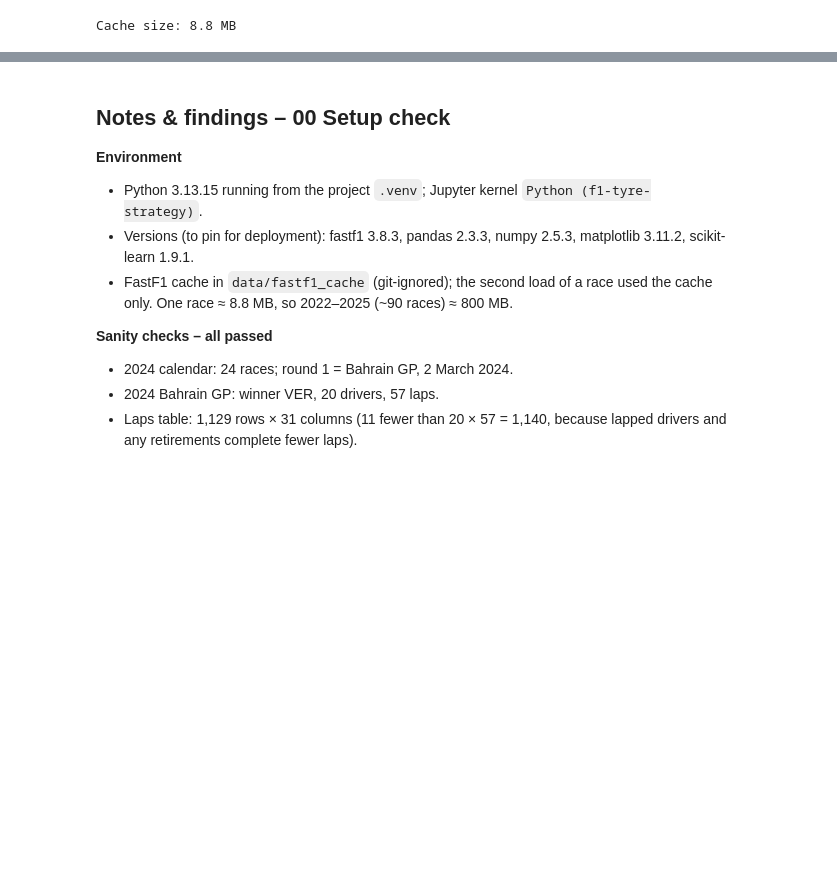
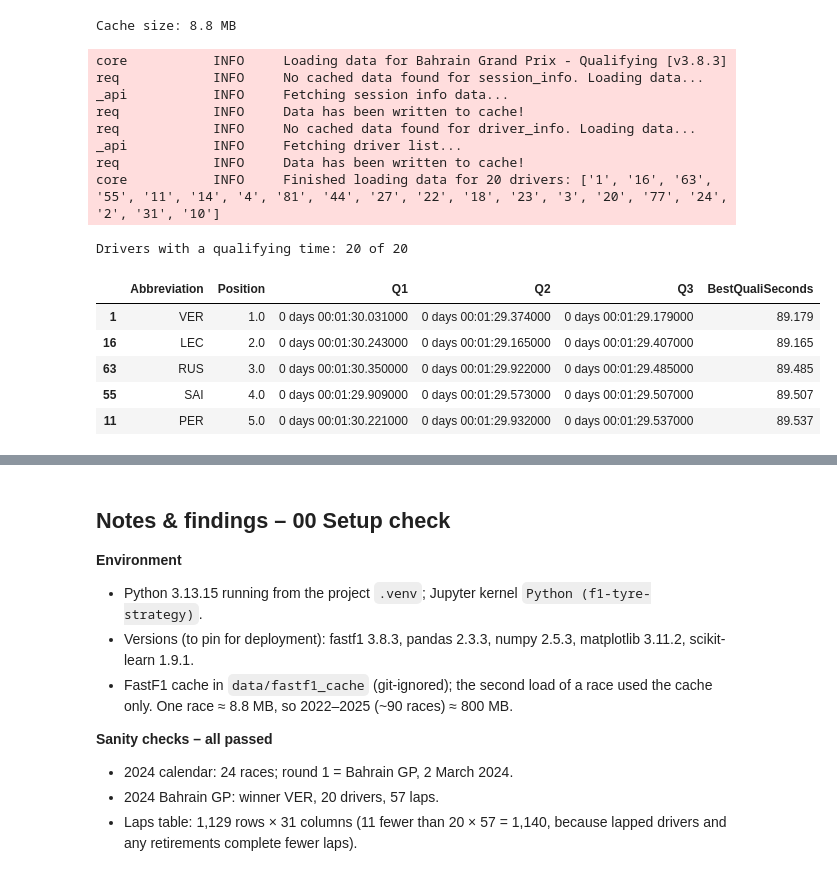
Before and after one commit to Astargame/f1-tyre-strategy-simulator, a Jupyter notebook: notebooks/00_setup_check.ipynb, the cells around one changed output, grey strips where cells are left out. Drawn from its saved outputs; the diff is of its cells as text; code cells hidden in the pictures; blank space fills up the shorter version.

Commit message:
Stage 1: success criteria, baselines and metrics; check qualifying data

```diff
--- a/notebooks/00_setup_check.ipynb
+++ b/notebooks/00_setup_check.ipynb
@@ -199,3 +199,29 @@ size_mb = sum(f.stat().st_size for f in CACHE_DIR.rglob("*") if f.is_file()) / 1
 print(f"Cache size: {size_mb:.1f} MB")
 # %% [output]
 Cache size: 8.8 MB
+# %%
+quali = fastf1.get_session(2024, "Bahrain", "Q")   # "Q" = Qualifying
+quali.load(laps=False, telemetry=False, weather=False, messages=False)
+
+qres = quali.results[["Abbreviation", "Position", "Q1", "Q2", "Q3"]].copy()
+# New column: each driver's best time across Q1, Q2 and Q3 (min skips blanks)
+qres["BestQualiSeconds"] = qres[["Q1", "Q2", "Q3"]].min(axis=1).dt.total_seconds()
+
+print("Drivers with a qualifying time:", qres["BestQualiSeconds"].notna().sum(), "of", len(qres))
+qres.head(5)
+# %% [output]
+core           INFO     Loading data for Bahrain Grand Prix - Qualifying [v3.8.3]
+req            INFO     No cached data found for session_info. Loading data...
+_api           INFO     Fetching session info data...
+req            INFO     Data has been written to cache!
+req            INFO     No cached data found for driver_info. Loading data...
+_api           INFO     Fetching driver list...
+req            INFO     Data has been written to cache!
+core           INFO     Finished loading data for 20 drivers: ['1', '16', '63', '55', '11', '14', '4', '81', '44', '27', '22', '18', '23', '3', '20', '77', '24', '2', '31', '10']
+Drivers with a qualifying time: 20 of 20
+|  | Abbreviation | Position | Q1 | Q2 | Q3 | BestQualiSeconds |
+| 1 | VER | 1.0 | 0 days 00:01:30.031000 | 0 days 00:01:29.374000 | 0 days 00:01:29.179000 | 89.179 |
+| 16 | LEC | 2.0 | 0 days 00:01:30.243000 | 0 days 00:01:29.165000 | 0 days 00:01:29.407000 | 89.165 |
+| 63 | RUS | 3.0 | 0 days 00:01:30.350000 | 0 days 00:01:29.922000 | 0 days 00:01:29.485000 | 89.485 |
+| 55 | SAI | 4.0 | 0 days 00:01:29.909000 | 0 days 00:01:29.573000 | 0 days 00:01:29.507000 | 89.507 |
+| 11 | PER | 5.0 | 0 days 00:01:30.221000 | 0 days 00:01:29.932000 | 0 days 00:01:29.537000 | 89.537 |
```
Also changed, not shown: parts of 1 cell of this notebook, 1 other file.
